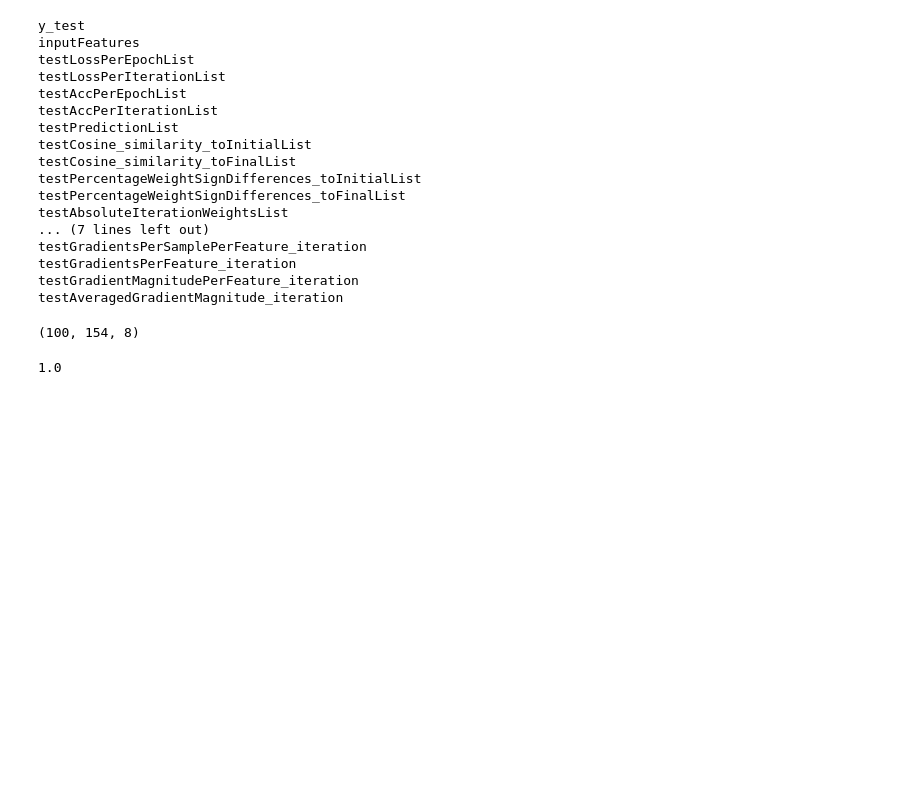
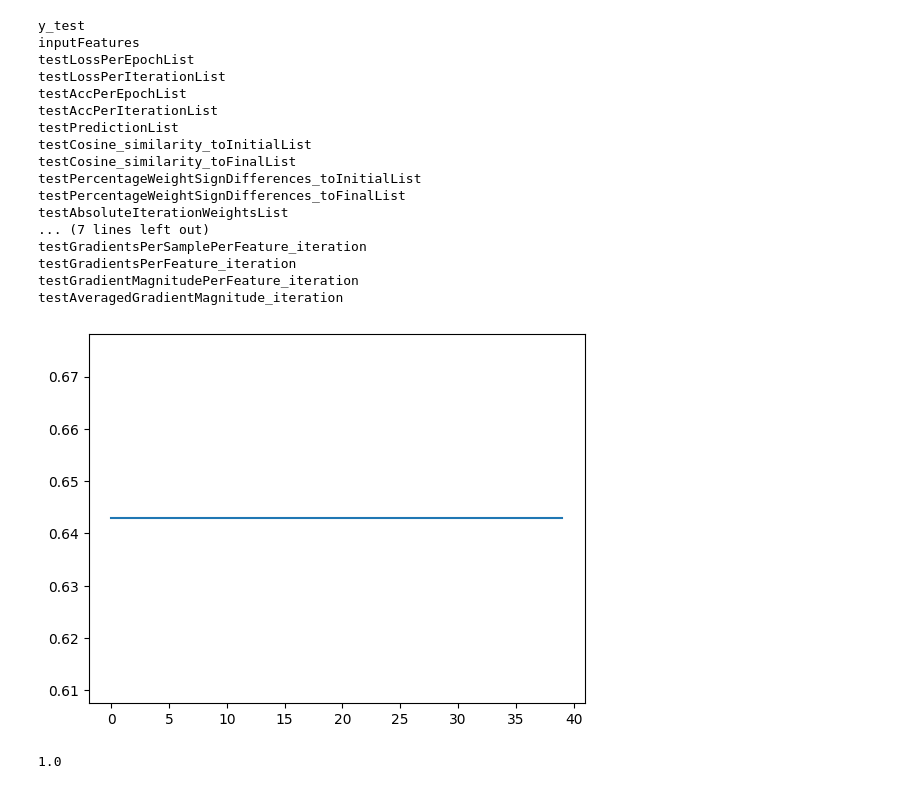
Before and after one commit to VellaRo/Bachelor, a Jupyter notebook: MYCEGA_w_gradientsTABULAR copy.ipynb, the cells around one changed output. Drawn from its saved outputs; the diff is of its cells as text; code cells hidden in the pictures; blank space fills up the shorter version.

```diff
--- a/MYCEGA_w_gradientsTABULAR copy.ipynb
+++ b/MYCEGA_w_gradientsTABULAR copy.ipynb
@@ -162,29 +154,32 @@ plotting: GM GradientMagnitude PerFeature
 # %%
 data = utils.loadData(dataPath+ "data.npz")
 
 for i in data:
     print(i)
 
 np.shape(data["testGradientsPerSamplePerFeature_iteration"])
+
+plt.plot(data["testAccPerIterationList"])
+plt.show()
 # %% [output]
 y_test
 inputFeatures
 testLossPerEpochList
 testLossPerIterationList
 testAccPerEpochList
 testAccPerIterationList
 testPredictionList
 testCosine_similarity_toInitialList
 testCosine_similarity_toFinalList
 testPercentageWeightSignDifferences_toInitialList
 testPercentageWeightSignDifferences_toFinalList
 testAbsoluteIterationWeightsList
 ... (7 lines left out)
 testGradientsPerSamplePerFeature_iteration
 testGradientsPerFeature_iteration
 testGradientMagnitudePerFeature_iteration
 testAveragedGradientMagnitude_iteration
-(100, 154, 8)
+[figure, added]
 # %%
 import cega_utils
 
```
Also changed, not shown: parts of 5 cells of this notebook.
